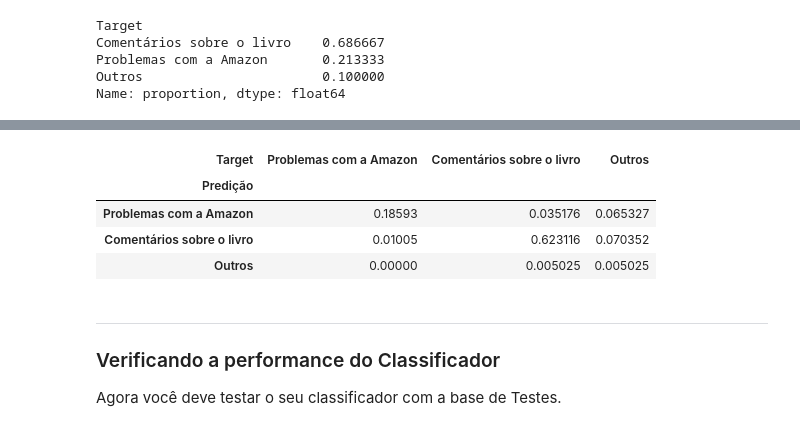
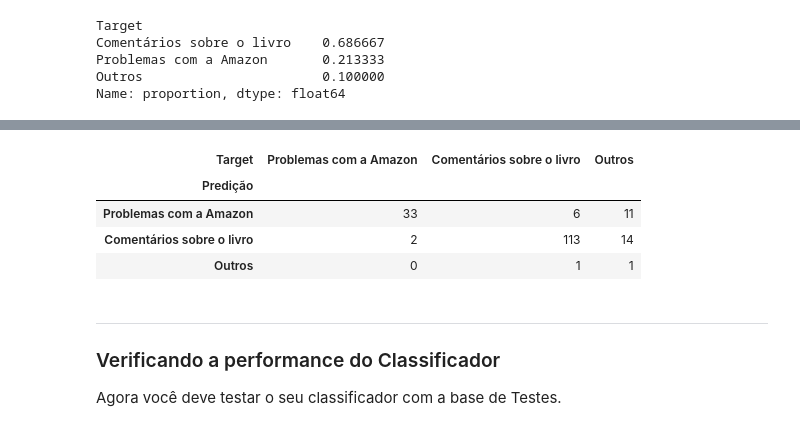
Before and after one commit to Phvr06/cdados-p1, a Jupyter notebook: Projeto1 Template.ipynb, the cells around one changed output, grey strips where cells are left out. Saved outputs shown, nothing was run; the diff lists cells and outputs as text; code cells hidden in the pictures.

```diff
--- a/Projeto1 Template.ipynb
+++ b/Projeto1 Template.ipynb
@@ -26,7 +26,7 @@ Carregando a base de dados com os tweets classificados manualmente:
 # %%
 stop_words = pd.read_csv('stopwords.csv', header=None)[0].to_list()
 # %%
-train = pd.read_excel('dados_treino.xlsx')
+train = pd.read_excel('dados_treino original.xlsx')
 train.head(5)
 # %% [output]
 |  | Mensagem | Target | Unnamed: 2 | Unnamed: 3 | Unnamed: 4 |
@@ -269,19 +269,19 @@ for i, frase in test['Mensagem'].items():
     prob_outros = 1
     for palavra in frase:
         if palavra not in palavras_amazon_lista:
-            prob_amazon *= (0 + 1)/(n_palavras_amazon + n_palavras_diff) * 10e3
+            prob_amazon *= (0 + 1)/(n_palavras_amazon + n_palavras_diff)
         else:
-            prob_amazon *= (P_palavra_dado_amazon[palavra] + 1)/(n_palavras_amazon + n_palavras_diff) * 10e3
+            prob_amazon *= (P_palavra_dado_amazon[palavra] + 1)/(n_palavras_amazon + n_palavras_diff)
 
         if palavra not in palavras_livro_lista:
-            prob_livro *= (0 + 1)/(n_palavras_livro + n_palavras_diff) * 10e3
+            prob_livro *= (0 + 1)/(n_palavras_livro + n_palavras_diff)
         else:
-            prob_livro *= (P_palavra_dado_livro[palavra] + 1)/(n_palavras_livro + n_palavras_diff) * 10e3
+            prob_livro *= (P_palavra_dado_livro[palavra] + 1)/(n_palavras_livro + n_palavras_diff)
 
         if palavra not in palavras_outros_lista:
-            prob_outros *= (0 + 1)/(n_palavras_outros + n_palavras_diff) * 10e3
+            prob_outros *= (0 + 1)/(n_palavras_outros + n_palavras_diff)
         else:
-            prob_outros *= (P_palavra_dado_outros[palavra] + 1)/(n_palavras_outros + n_palavras_diff) * 10e3
+            prob_outros *= (P_palavra_dado_outros[palavra] + 1)/(n_palavras_outros + n_palavras_diff)
 
     if prob_amazon > prob_livro and prob_amazon > prob_outros:
         test.loc[i, 'Predição'] = 'Problemas com a Amazon'
@@ -289,3 +289,5 @@ for i, frase in test['Mensagem'].items():
         test.loc[i, 'Predição'] = 'Comentários sobre o livro'
     elif prob_outros > prob_amazon and prob_outros > prob_livro:
         test.loc[i, 'Predição'] = 'Outros'
+    else:
+        print(prob_amazon, prob_livro, prob_outros, i)
@@ -294,13 +318,13 @@ test['Predição'] = test['Predição'].astype('category')
 
 test['Predição'] = test['Predição'].cat.reorder_categories(['Problemas com a Amazon', 'Comentários sobre o livro', 'Outros'])
 # %%
-pd.crosstab(test['Predição'], test['Target'], normalize='all')
+pd.crosstab(test['Predição'], test['Target'])
 # %% [output]
 | Target | Problemas com a Amazon | Comentários sobre o livro | Outros |
 | Predição |  |  |  |
-| Problemas com a Amazon | 0.18593 | 0.035176 | 0.065327 |
-| Comentários sobre o livro | 0.01005 | 0.623116 | 0.070352 |
-| Outros | 0.00000 | 0.005025 | 0.005025 |
+| Problemas com a Amazon | 33 | 6 | 11 |
+| Comentários sobre o livro | 2 | 113 | 14 |
+| Outros | 0 | 1 | 1 |
 # %% [markdown]
 ___
 ### Verificando a performance do Classificador
```
Also changed, not shown: parts of 3 cells of this notebook, 2 other files.
